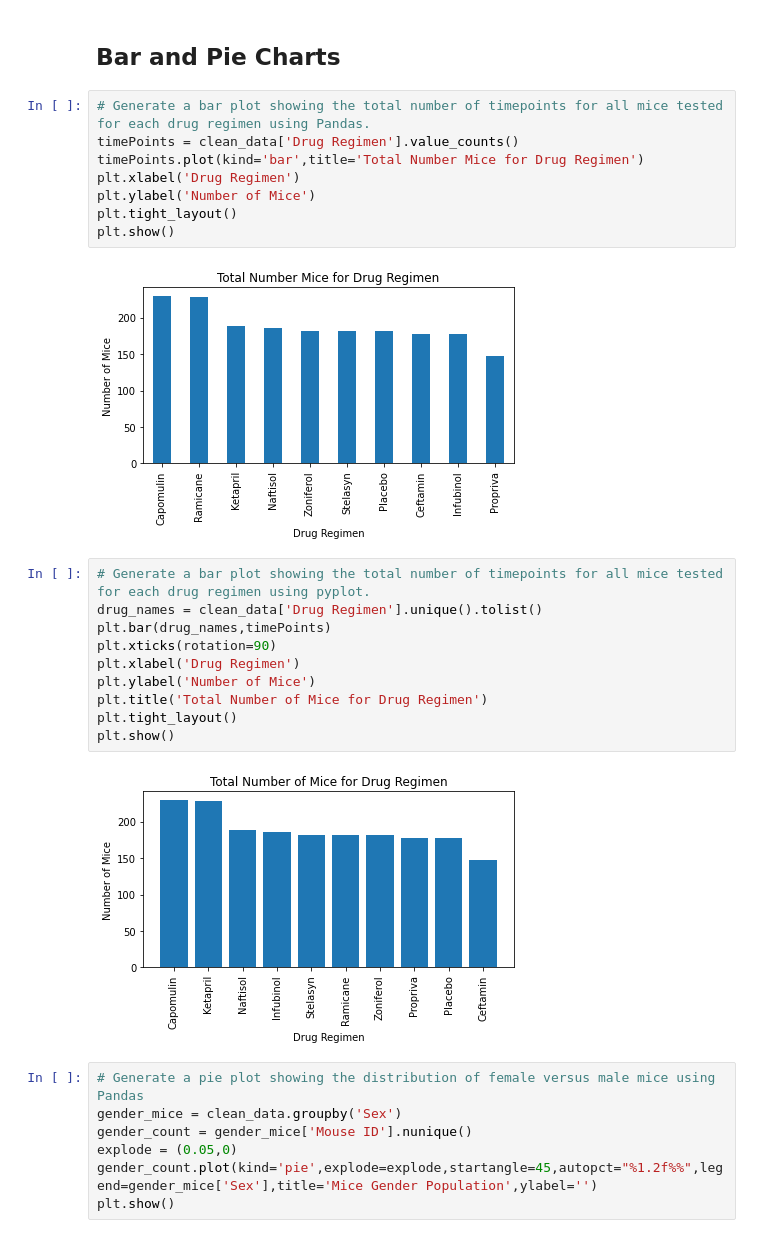
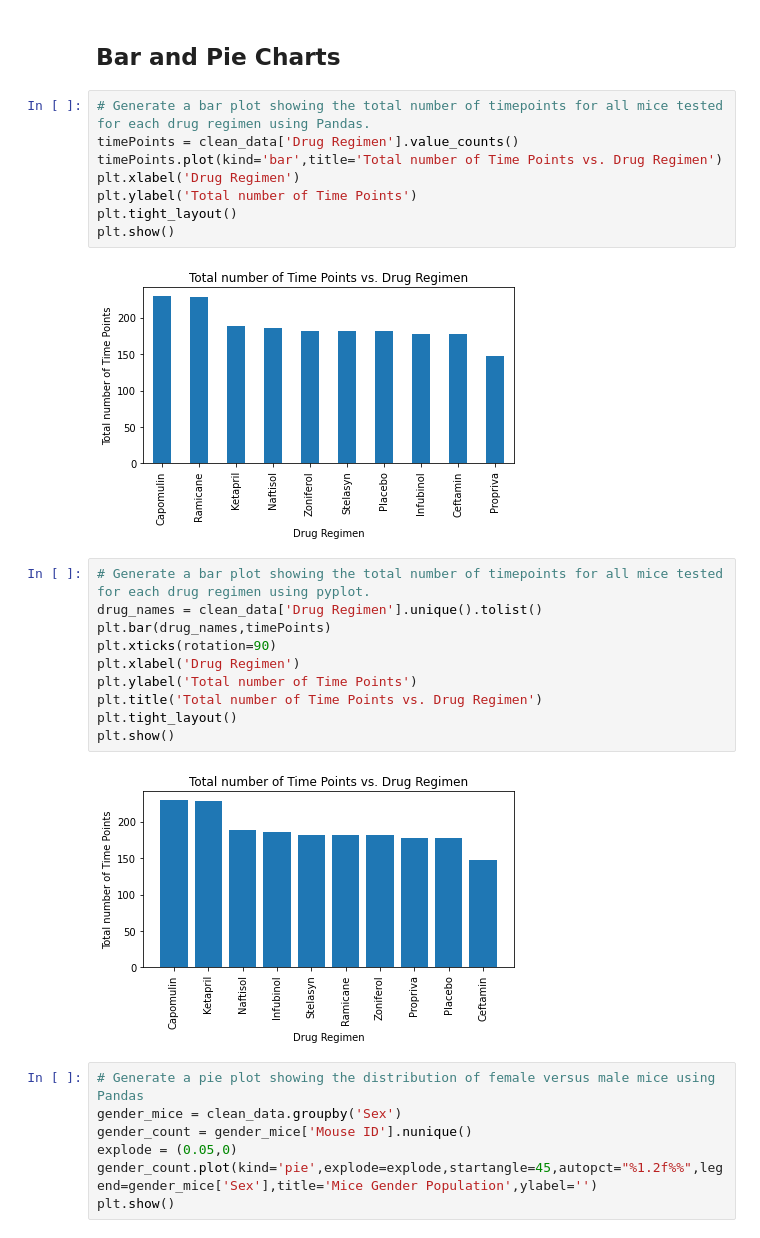
Before and after one commit to Rlizaran/mathplotlib-challange, a Jupyter notebook: Pymaceuticals/pymaceuticals_starter.ipynb, the cells around one changed output. Saved outputs shown, nothing was run; the diff lists cells and outputs as text.

```diff
--- a/Pymaceuticals/pymaceuticals_starter.ipynb
+++ b/Pymaceuticals/pymaceuticals_starter.ipynb
@@ -124,25 +137,25 @@ summary_table_aggr
 # %%
 # Generate a bar plot showing the total number of timepoints for all mice tested for each drug regimen using Pandas.
 timePoints = clean_data['Drug Regimen'].value_counts()
-timePoints.plot(kind='bar',title='Total Number Mice for Drug Regimen')
+timePoints.plot(kind='bar',title='Total number of Time Points vs. Drug Regimen')
 plt.xlabel('Drug Regimen')
-plt.ylabel('Number of Mice')
+plt.ylabel('Total number of Time Points')
 plt.tight_layout()
 plt.show()
 # %% [output]
-[figure, old version]
+[figure, new version]
 # %%
 # Generate a bar plot showing the total number of timepoints for all mice tested for each drug regimen using pyplot.
 drug_names = clean_data['Drug Regimen'].unique().tolist()
 plt.bar(drug_names,timePoints)
 plt.xticks(rotation=90)
 plt.xlabel('Drug Regimen')
-plt.ylabel('Number of Mice')
-plt.title('Total Number of Mice for Drug Regimen')
+plt.ylabel('Total number of Time Points')
+plt.title('Total number of Time Points vs. Drug Regimen')
 plt.tight_layout()
 plt.show()
 # %% [output]
-[figure, old version]
+[figure, new version]
 # %%
 # Generate a pie plot showing the distribution of female versus male mice using Pandas
 gender_mice = clean_data.groupby('Sex')
```
Also changed, not shown: parts of 10 cells of this notebook.
